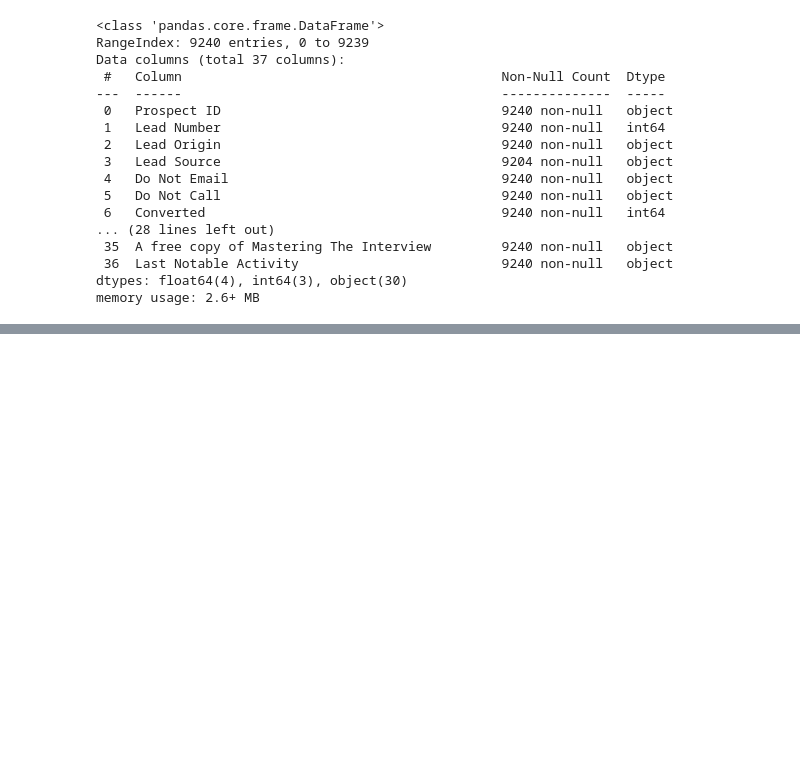
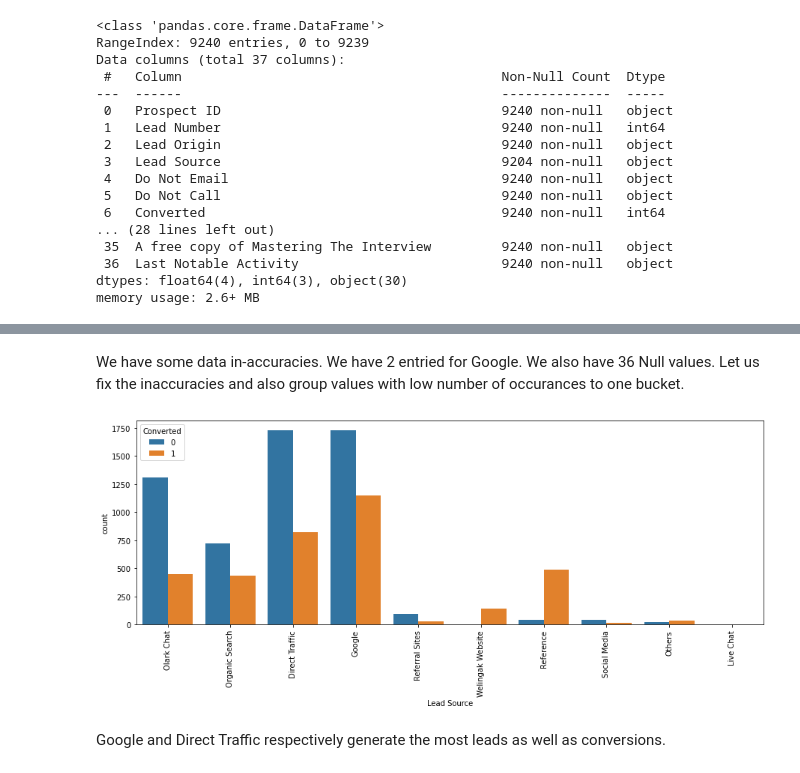
Before and after one commit to abhiramsb/Logistic_Regression-LeadScoring_CaseStudy, a Jupyter notebook: Lead_Scoring_CaseStudy.ipynb, the cells around one changed output, grey strips where cells are left out. Saved outputs shown, nothing was run; the diff lists cells and outputs as text; code cells hidden in the pictures; blank space fills up the shorter version.

```diff
--- a/Lead_Scoring_CaseStudy.ipynb
+++ b/Lead_Scoring_CaseStudy.ipynb
@@ -198,0 +310,22 @@ cols_to_drop.append('What matters most to you in choosing a course')
+# %% [markdown]
+We have some data in-accuracies. We have 2 entried for Google. We also have 36 Null values.
+Let us fix the inaccuracies and also group values with low number of occurances to one bucket.
+# %%
+#replacing Nan Values and combining low frequency values
+leads['Lead Source'] = leads['Lead Source'].replace(np.nan,'Others')
+leads['Lead Source'] = leads['Lead Source'].replace('google','Google')
+leads['Lead Source'] = leads['Lead Source'].replace('Facebook','Social Media')
+leads['Lead Source'] = leads['Lead Source'].replace(['bing','Click2call','Press_Release',
+                                                     'youtubechannel','welearnblog_Home',
+                                                     'WeLearn','blog','Pay per Click Ads',
+                                                    'testone','NC_EDM'] ,'Others')
+# %%
+#Let us visualize count of Variable based on Converted value
+plt.figure(figsize=(15,5))
+s1=sns.countplot(leads['Lead Source'], hue=leads.Converted)
+s1.set_xticklabels(s1.get_xticklabels(),rotation=90)
+plt.show()
+# %% [output]
+[figure, added]
+# %% [markdown]
+Google and Direct Traffic respectively generate the most leads as well as conversions.
```
Also changed, not shown: parts of 180 cells of this notebook.
